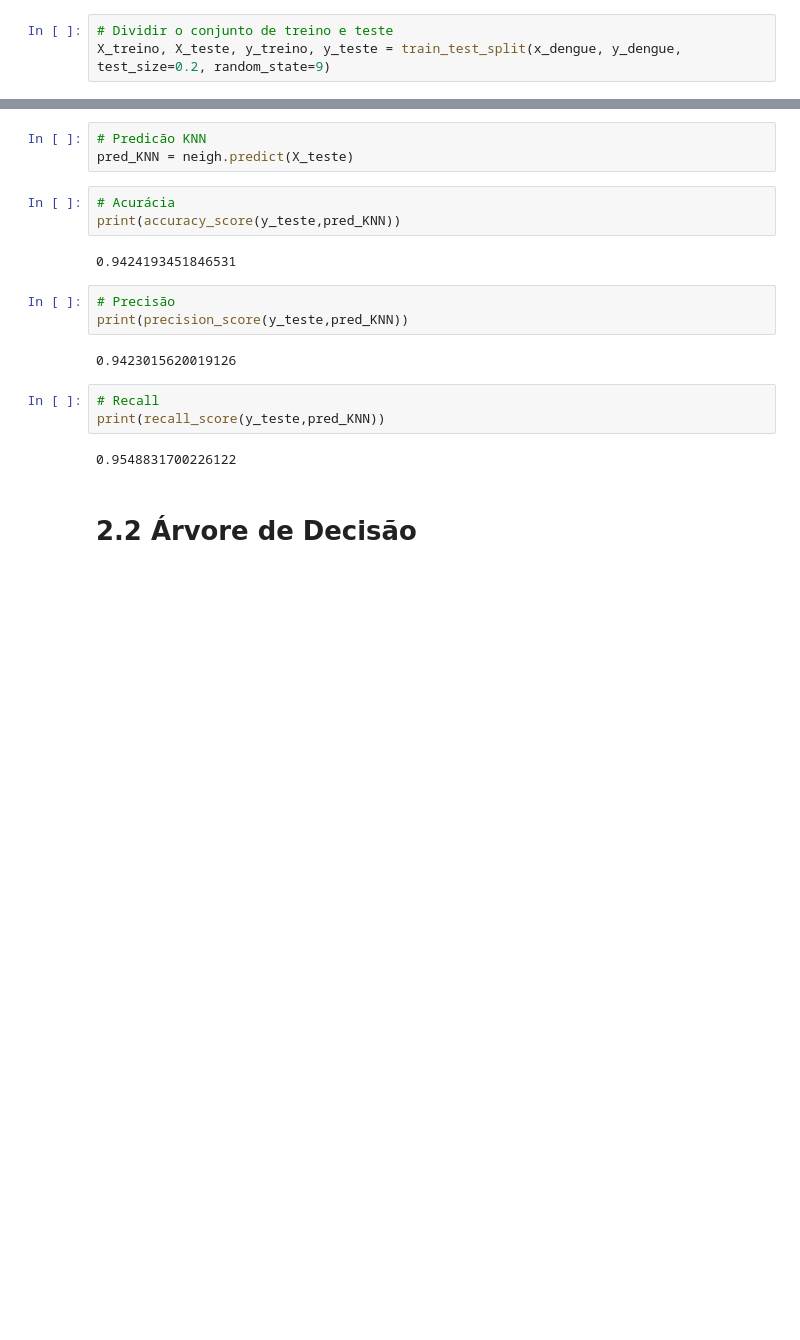
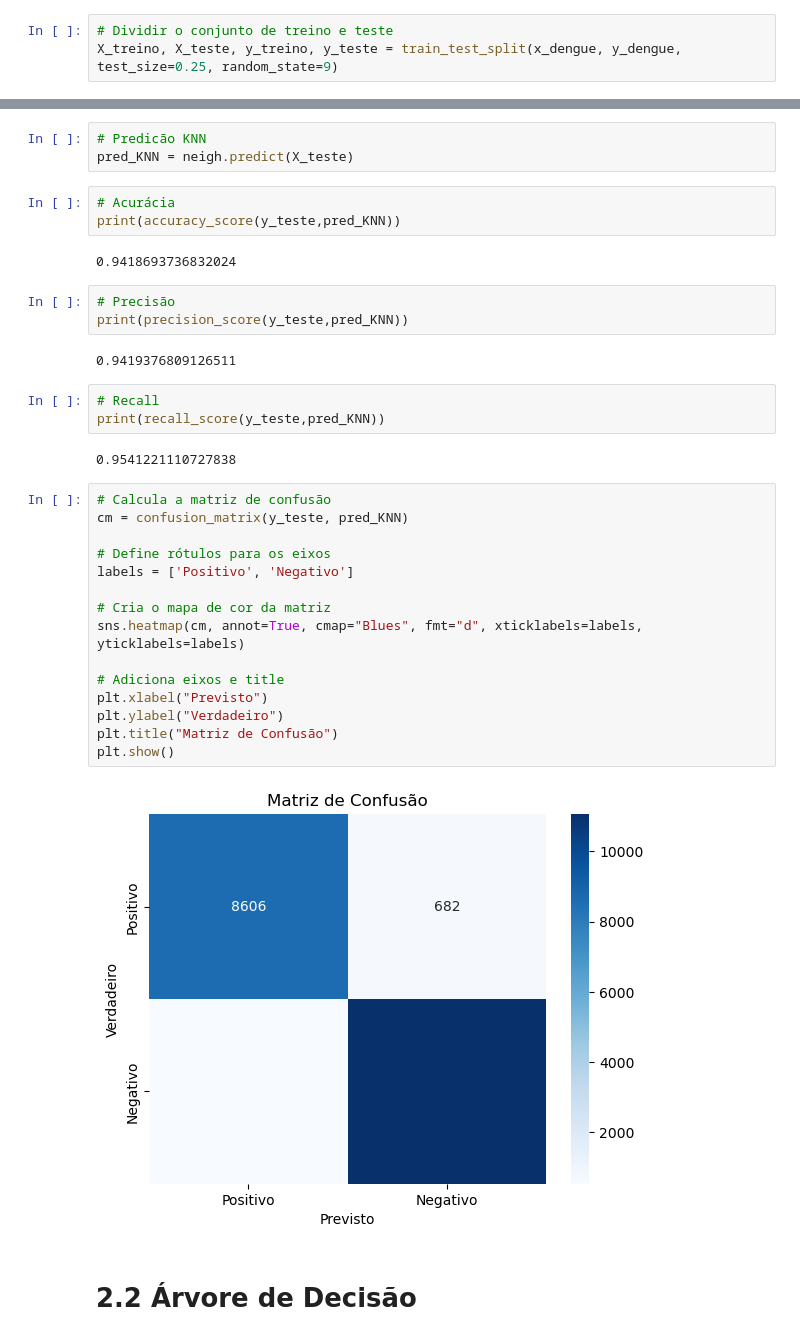
Before and after one commit to filipefreitas011/accsadml43-grupo2-etapaA, a Jupyter notebook: modelo.ipynb, the cells around one changed output, grey strips where cells are left out. Saved outputs shown, nothing was run; the diff lists cells and outputs as text; blank space fills up the shorter version.

Commit message:
insere a matriz de confusão

```diff
--- a/modelo.ipynb
+++ b/modelo.ipynb
@@ -152,7 +167,7 @@ x_dengue = dengue.drop('COM_DENGUE',axis=1)
 y_dengue = dengue.COM_DENGUE
 # %%
 # Dividir o conjunto de treino e teste
-X_treino, X_teste, y_treino, y_teste = train_test_split(x_dengue, y_dengue, test_size=0.2, random_state=9)
+X_treino, X_teste, y_treino, y_teste = train_test_split(x_dengue, y_dengue, test_size=0.25, random_state=9)
 # %% [markdown]
 # 2.1 K-Nearest Neighbors (KNN)
 # %%
@@ -167,17 +182,34 @@ pred_KNN = neigh.predict(X_teste)
 # Acurácia
 print(accuracy_score(y_teste,pred_KNN))
 # %% [output]
-0.9424193451846531
+0.9418693736832024
 # %%
 # Precisão
 print(precision_score(y_teste,pred_KNN))
 # %% [output]
-0.9423015620019126
+0.9419376809126511
 # %%
 # Recall
 print(recall_score(y_teste,pred_KNN))
 # %% [output]
-0.9548831700226122
+0.9541221110727838
+# %%
+# Calcula a matriz de confusão
+cm = confusion_matrix(y_teste, pred_KNN)
+
+# Define rótulos para os eixos
+labels = ['Positivo', 'Negativo']
+
+# Cria o mapa de cor da matriz
+sns.heatmap(cm, annot=True, cmap="Blues", fmt="d", xticklabels=labels, yticklabels=labels)
+
+# Adiciona eixos e title
+plt.xlabel("Previsto")
+plt.ylabel("Verdadeiro")
+plt.title("Matriz de Confusão")
+plt.show()
+# %% [output]
+[figure, added]
 # %% [markdown]
 # 2.2 Árvore de Decisão
 # %%
```
Also changed, not shown: parts of 7 cells of this notebook.
